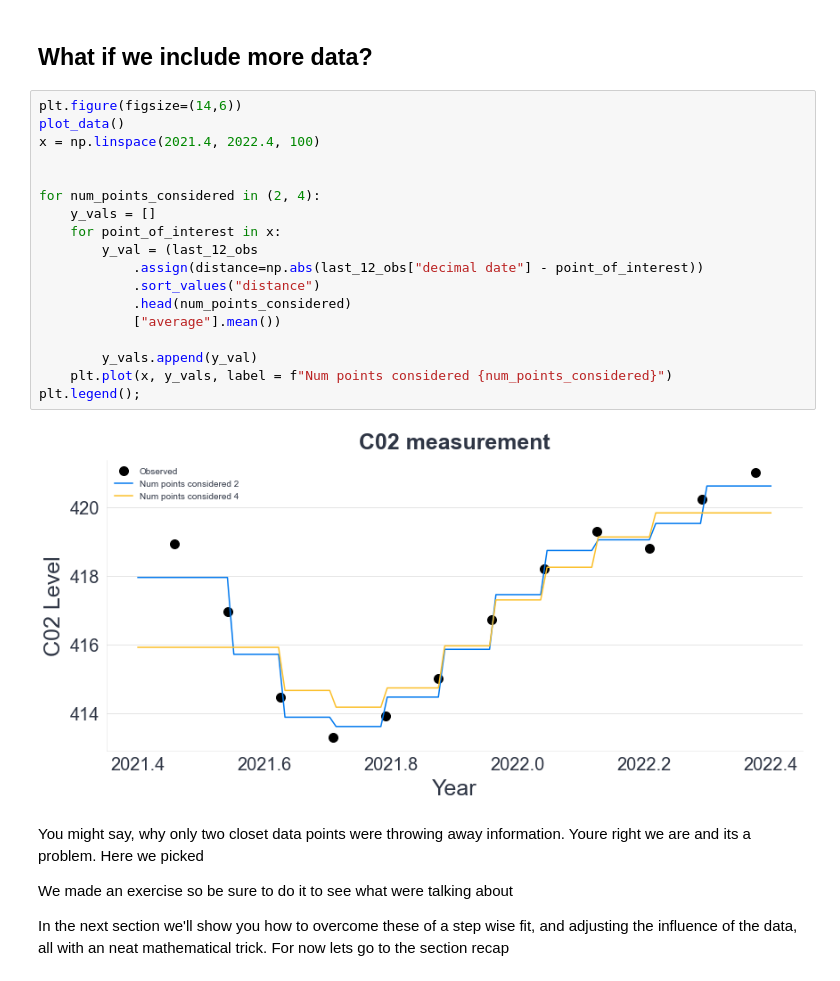
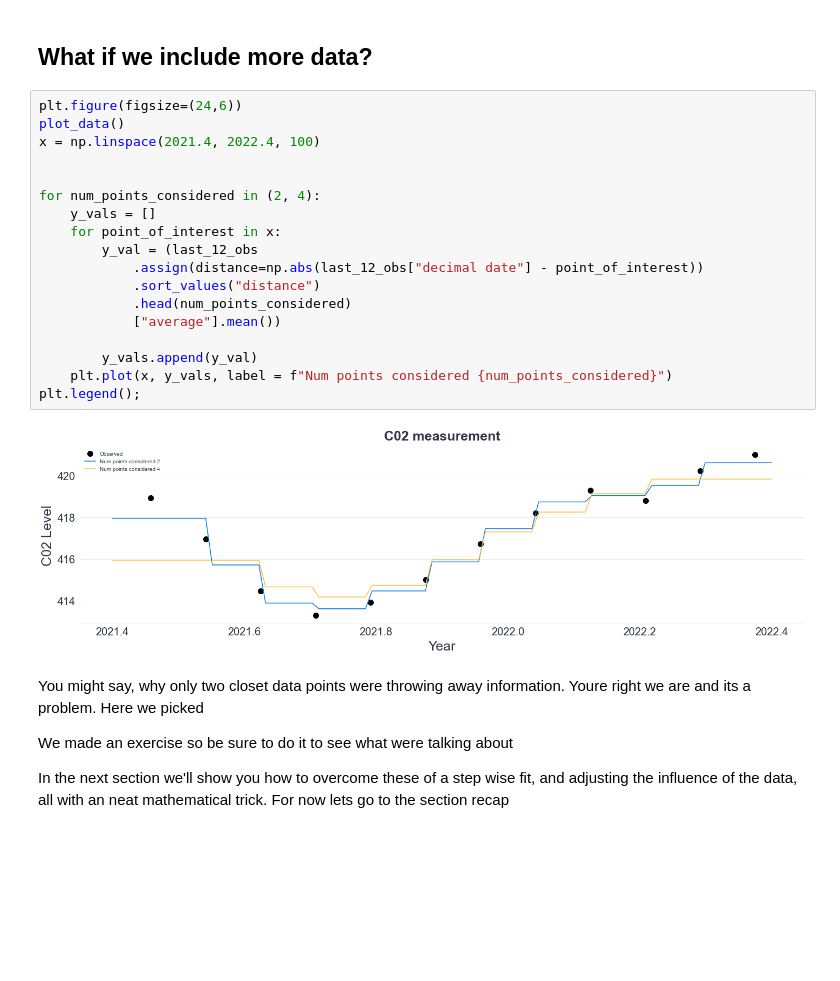
Before and after one commit to bwengals/etc, a Jupyter notebook: lesson_2_Section_30_new.ipynb, the cells around one changed output. Saved outputs shown, nothing was run; the diff lists cells and outputs as text; blank space fills up the shorter version.

```diff
--- a/lesson_2_Section_30_new.ipynb
+++ b/lesson_2_Section_30_new.ipynb
@@ -244,25 +244,25 @@ This is what the fit looks like if we plot more points between data points. Now
 # %% [markdown]
 ## What if we include more data?
 # %%
-plt.figure(figsize=(14,6))
+plt.figure(figsize=(24,6))
 plot_data()
 x = np.linspace(2021.4, 2022.4, 100)
 
 
 for num_points_considered in (2, 4):
     y_vals = []
     for point_of_interest in x:
         y_val = (last_12_obs
             .assign(distance=np.abs(last_12_obs["decimal date"] - point_of_interest))
             .sort_values("distance")
             .head(num_points_considered)
             ["average"].mean())
 
         y_vals.append(y_val)
     plt.plot(x, y_vals, label = f"Num points considered {num_points_considered}")
 plt.legend();
 # %% [output]
-[figure, old version]
+[figure, new version]
 # %% [markdown]
 You might say, why only two closet data points were throwing away information. Youre right we are and its a problem. Here we picked
 
```
Also changed, not shown: parts of 3 cells of this notebook.
